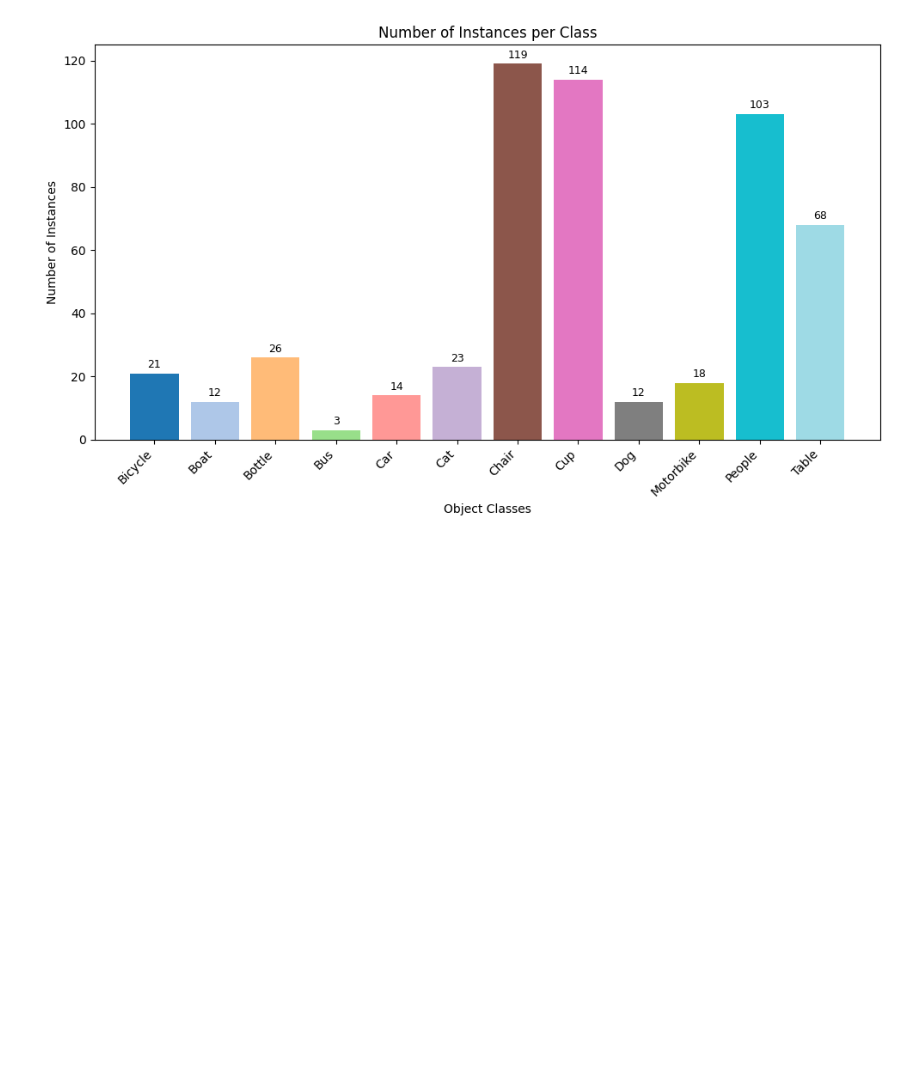
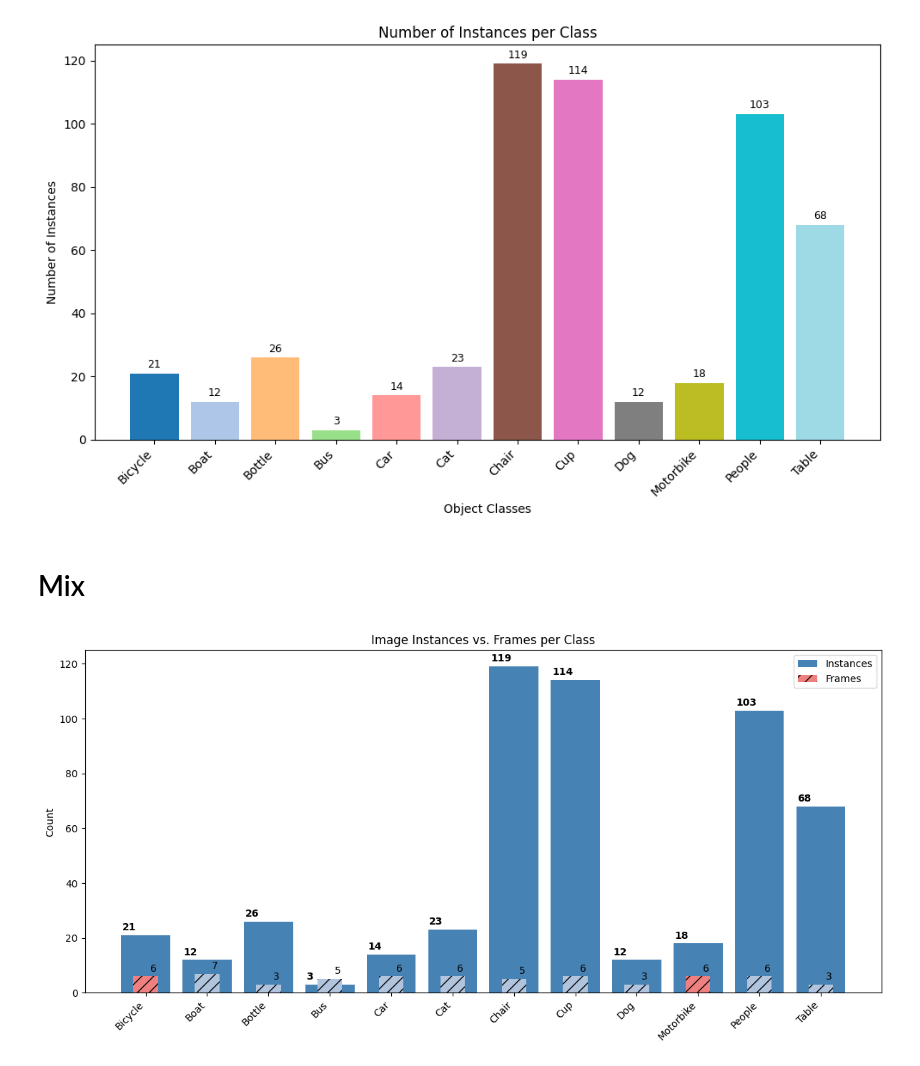
Before and after one commit to reiness/skripzi, a Jupyter notebook: viz-extended.ipynb, the cells around one changed output. Drawn from its saved outputs; the diff is of its cells as text; code cells hidden in the pictures; blank space fills up the shorter version.

```diff
--- a/viz-extended.ipynb
+++ b/viz-extended.ipynb
@@ -67,3 +67,80 @@ plt.tight_layout()
 plt.show()
 # %% [output]
 [figure]
+# %% [markdown]
+# Mix
+# %%
+import matplotlib.pyplot as plt
+import numpy as np
+
+# Your data
+categories = [
+    "Bicycle", "Boat", "Bottle", "Bus", "Car", "Cat",
+    "Chair", "Cup", "Dog", "Motorbike", "People", "Table"
+]
+image_counts = [21, 12, 26, 3, 14, 23, 119, 114, 12, 18, 103, 68]
+frames       = [ 6,  7,  3,  5,  6,  6,   5,   6,  3,   6,   6,    3]
+
+x = np.arange(len(categories))
+width = 0.8    # full width for base bars
+overlay = 0.4  # narrower overlay for frames
+
+# Colors
+base_color    = "#4682B4"   # steelblue
+blue_overlay  = "#B0C4DE"   # lightsteelblue
+red_overlay   = "#F08080"   # lightcoral, for Bicycle & Motorbike
+
+fig, ax = plt.subplots(figsize=(12, 6))
+
+for i, (cat, img_ct, frm_ct) in enumerate(zip(categories, image_counts, frames)):
+    # 1) Base bar
+    bar_img = ax.bar(
+        x[i], img_ct,
+        width=width,
+        color=base_color,
+        label="Instances" if i == 0 else ""
+    )[0]
+    # annotate instance count at top-left
+    img_x = bar_img.get_x() + 0.02
+    img_y = img_ct + 1
+    ax.text(
+        img_x, img_y,
+        str(img_ct),
+        ha="left", va="bottom",
+        fontsize=10,
+        fontweight="semibold"
+    )
+
+    # 2) Decide overlay color based on category
+    this_overlay = red_overlay if cat in ("Bicycle", "Motorbike") else blue_overlay
+
+    # 3) Overlay bar (frames)
+    bar_frm = ax.bar(
+        x[i], frm_ct,
+        width=overlay,
+        color=this_overlay,
+        hatch="//",
+        label="Frames" if i == 0 else ""
+    )[0]
+    # annotate frame count at top-right
+    frm_x = bar_frm.get_x() + bar_frm.get_width() - 0.02
+    frm_y = frm_ct + 1
+    ax.text(
+        frm_x, frm_y,
+        str(frm_ct),
+        ha="right", va="bottom",
+        fontsize=10,
+        fontweight="light"
+    )
+
+# Final touches
+ax.set_xticks(x)
+ax.set_xticklabels(categories, rotation=45, ha="right")
+ax.set_ylabel("Count")
+ax.set_title("Image Instances vs. Frames per Class")
+ax.legend(loc="upper right")
+
+plt.tight_layout()
+plt.show()
+# %% [output]
+[figure, added]
```
Also changed, not shown: parts of 1 cell of this notebook, 4 other files.
